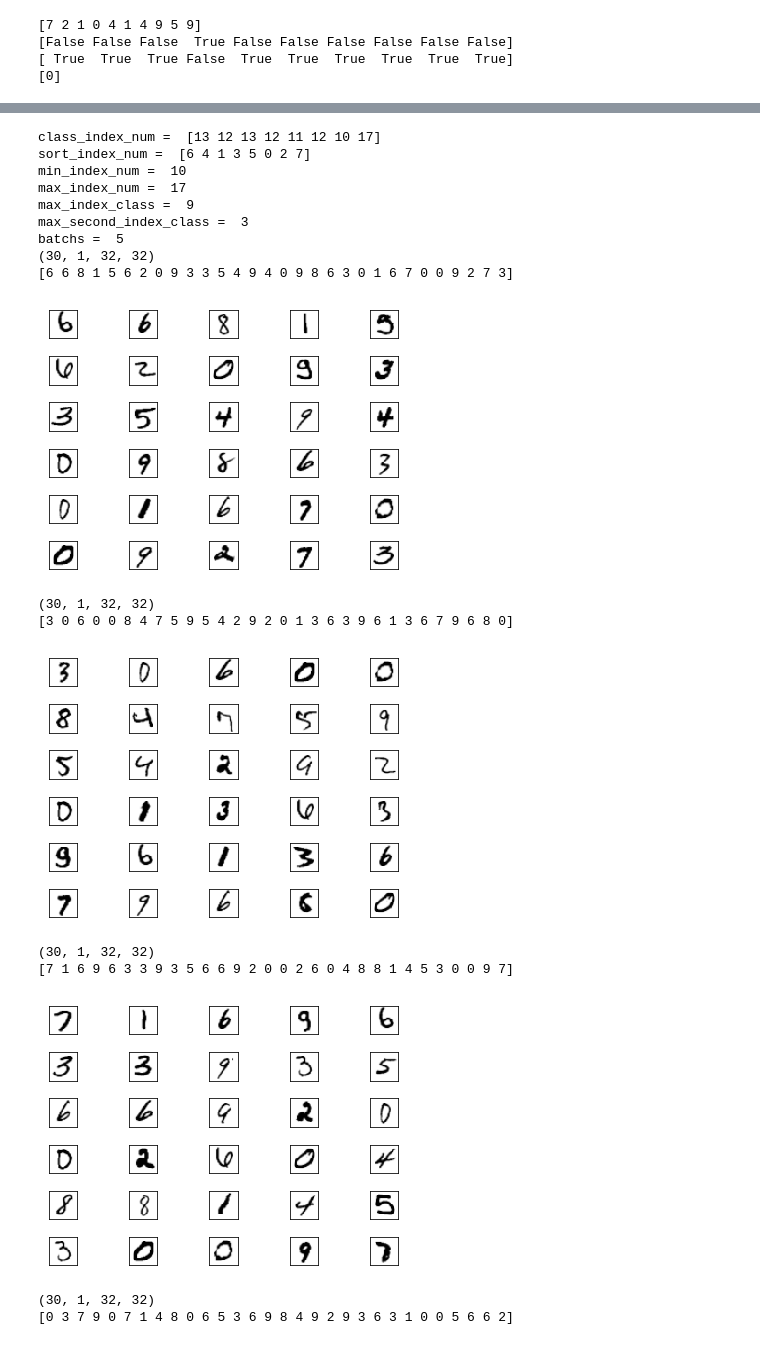
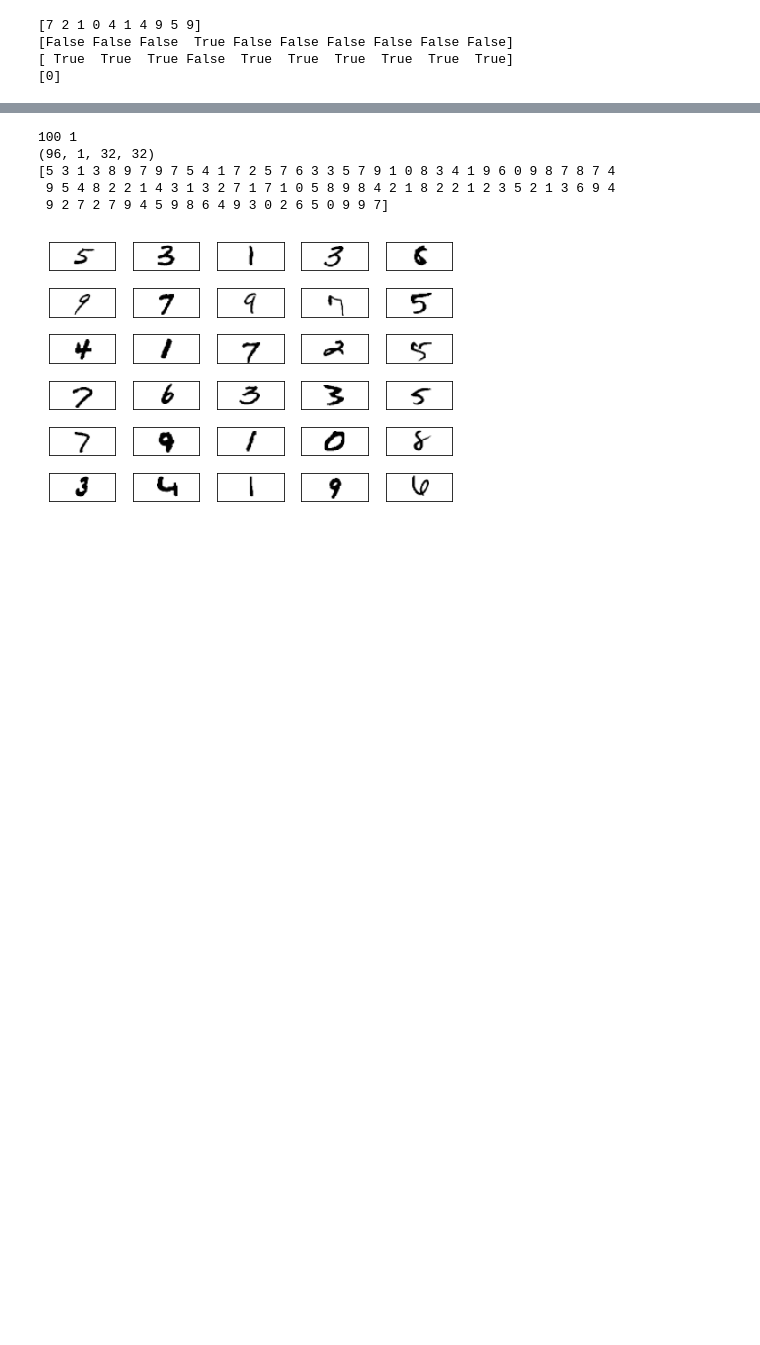
Before and after one commit to andrewhuman/glow-pytorch, a Jupyter notebook: few_shot_classfy_only.ipynb, the cells around one changed output, grey strips where cells are left out. Cells and saved outputs as stored; diff of their text form; code cells hidden in the pictures; blank space fills up the shorter version.

```diff
--- a/few_shot_classfy_only.ipynb
+++ b/few_shot_classfy_only.ipynb
@@ -598,28 +509,16 @@ def get_next_pn_label2(train_positive,train_nagivate,label_positive, label_nagiv
 # train_8.shape =  (5851, 1, 28, 28)
 # train_9.shape =  (5949, 1, 28, 28)
 # %%
-datas = get_next_pn_label2(train_positive,train_nagivate[1100:1200],label_positive,label_nagivate[1100:1200])
+datas = get_next_posi_nag(train_positive,train_nagivate[1100:1200],label_positive,label_nagivate[1100:1200],86)
 for x,y in datas:
     print(x.shape)
 
     print(y)
     imgs_show(np.squeeze( x),6,5)
 # %% [output]
-class_index_num =  [13 12 13 12 11 12 10 17]
-sort_index_num =  [6 4 1 3 5 0 2 7]
-min_index_num =  10
-max_index_num =  17
-max_index_class =  9
-max_second_index_class =  3
-batchs =  5
-(30, 1, 32, 32)
-[6 6 8 1 5 6 2 0 9 3 3 5 4 9 4 0 9 8 6 3 0 1 6 7 0 0 9 2 7 3]
+100 1
+(96, 1, 32, 32)
+[5 3 1 3 8 9 7 9 7 5 4 1 7 2 5 7 6 3 3 5 7 9 1 0 8 3 4 1 9 6 0 9 8 7 8 7 4
+ 9 5 4 8 2 2 1 4 3 1 3 2 7 1 7 1 0 5 8 9 8 4 2 1 8 2 2 1 2 3 5 2 1 3 6 9 4
+ 9 2 7 2 7 9 4 5 9 8 6 4 9 3 0 2 6 5 0 9 9 7]
-[figure, old version]
+[figure, new version]
-(30, 1, 32, 32)
-[3 0 6 0 0 8 4 7 5 9 5 4 2 9 2 0 1 3 6 3 9 6 1 3 6 7 9 6 8 0]
-[figure, removed]
-(30, 1, 32, 32)
-[7 1 6 9 6 3 3 9 3 5 6 6 9 2 0 0 2 6 0 4 8 8 1 4 5 3 0 0 9 7]
-[figure, removed]
-(30, 1, 32, 32)
-[0 3 7 9 0 7 1 4 8 0 6 5 3 6 9 8 4 9 2 9 3 6 3 1 0 0 5 6 6 2]
```
Also changed, not shown: parts of 11 cells of this notebook, 31 other files.
